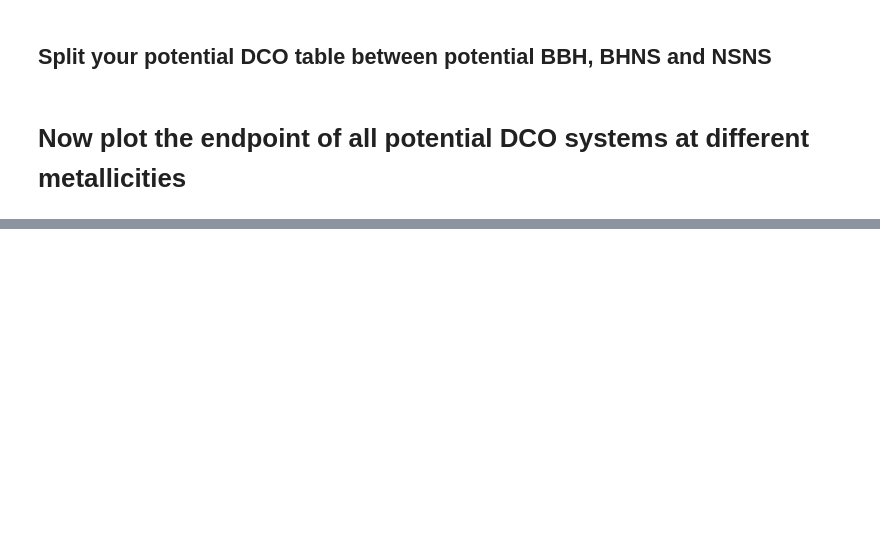
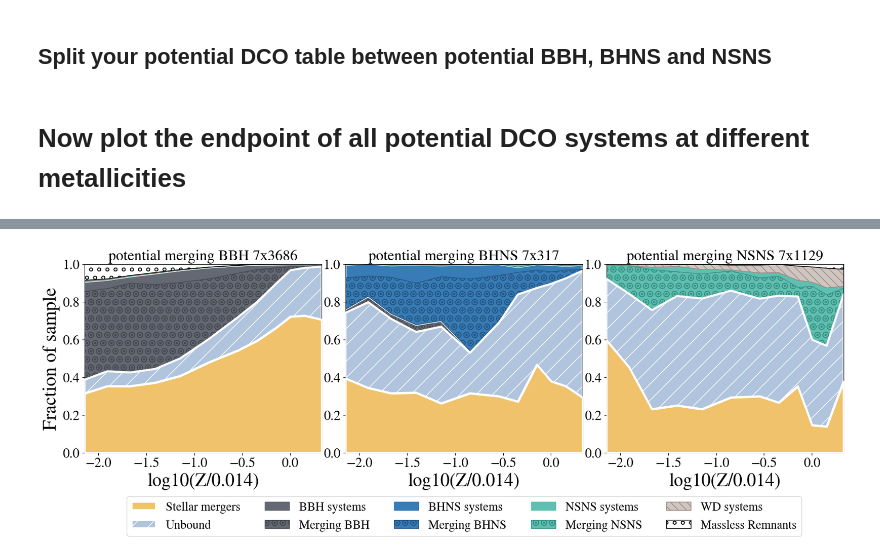
Before and after one commit to LiekeVanSon/ZdependentFormEff, a Jupyter notebook: code/Endpoint_potential_DCO.ipynb, the cells around one changed output, grey strips where cells are left out. Saved outputs shown, nothing was run; the diff lists cells and outputs as text; code cells hidden in the pictures; blank space fills up the shorter version.

Commit message:
changed endpoint plot to row and multiprocess py func

```diff
--- a/code/Endpoint_potential_DCO.ipynb
+++ b/code/Endpoint_potential_DCO.ipynb
@@ -173,0 +182,96 @@ BBH and unbound 353
+# %%
+metallicities = np.unique(potential_DCO_progenitors['Metallicity@ZAMS(1)'])
+print('metallicities', metallicities)
+Z_Zsun = np.log10(np.array(metallicities)/0.014)
+
+###########################################
+# Create a figure
+fig = plt.figure(figsize=(20, 5))
+
+# Create a GridSpec with 1 row and 3 columns
+gs = GridSpec(1, 3, figure=fig)
+axes = [fig.add_subplot(gs[0, i]) for i in range(3)] # Create 3 subplots on a line
+
+# Colors
+color_dict = {'BBH': '#646873',
+              'BHNS': '#377CB7',#'#4D7DAF', #'#e8485a',
+              'NSNS': '#5FC0B2',#'#8ECCF2', #'#8CBFDA',#'#778FD2',#91c74c',
+              'WDWD': '#cfc6c2',
+              'masslessRemnants': '#000000',
+              'StellarMergers': '#F0C26B', #'#DDBD76'
+              'UnboundSystems': '#b0c4dd'} #'#F4C6B9'
+
+DCO_flavors = ["BBH", "BHNS", "NSNS"]
+
+# Loop over the axes and DCO flavors
+for ax, flavor in zip(axes, DCO_flavors):
+    N_tot_DCO_prog, N_unbound, N_mergers, N_BBH, N_mergingBBH, N_BHNS, N_mergingBHNS, N_NSNS, N_mergingNSNS, N_WD, N_massless_rem, other_bool = results[flavor] # get_endpoint_numbers(table = df)
+
+    # Normalize or abs numbers?
+    norm = N_tot_DCO_prog
+
+    bottom = np.zeros(len(Z_Zsun))
+
+    # stellar mergers
+    ax.fill_between(Z_Zsun, bottom/norm, N_mergers/norm, color=color_dict['StellarMergers'],
+                    edgecolor = 'white', lw = 3, label='Stellar mergers', alpha = 1, zorder = 10)
+    bottom += N_mergers
+
+    # Unbound systemd
+    ax.fill_between(Z_Zsun, bottom/norm, (bottom + N_unbound)/norm, color=color_dict['UnboundSystems'],
+                     edgecolor = 'white', lw = 3,  hatch='/', label='Unbound', alpha = 1, zorder = 10)
+    bottom += N_unbound
+
+    # BBH systems
+    ax.fill_between(Z_Zsun, bottom/norm, (bottom + N_BBH)/norm, color=color_dict['BBH'], label='BBH systems', alpha = 1)
+    ax.fill_between(Z_Zsun, bottom/norm, (bottom + N_mergingBBH)/norm, color=color_dict['BBH'],
+                    edgecolor = darken_color(color_dict['BBH'], factor=0.7), hatch='O.', label='Merging BBH', alpha = 1)
+    bottom += N_BBH
+
+    # BHNS systems
+    ax.fill_between(Z_Zsun, bottom/norm, (bottom + N_BHNS)/norm, color=color_dict['BHNS'], label='BHNS systems', alpha = 1)
+    ax.fill_between(Z_Zsun, bottom/norm, (bottom + N_BHNS)/norm, color="none",
+                    edgecolor = 'white', lw = 3, label=None, alpha = 1)
+    ax.fill_between(Z_Zsun, bottom/norm, (bottom + N_mergingBHNS)/norm, color=color_dict['BHNS'],
+                    edgecolor = darken_color(color_dict['BHNS'], factor=0.7), hatch='O.', label='Merging BHNS', alpha = 1)
+    bottom += N_BHNS
+
+    # NSNS systems
+    ax.fill_between(Z_Zsun, bottom/norm, (bottom + N_NSNS)/norm, color=color_dict['NSNS'], label='NSNS systems', alpha = 1)
+    ax.fill_between(Z_Zsun, bottom/norm, (bottom + N_mergingNSNS)/norm, color=color_dict['NSNS'],
+                    edgecolor = darken_color(color_dict['NSNS'], factor=0.7), hatch='O.', label='Merging NSNS', alpha = 1)
+    bottom += N_NSNS
+
+    # WD systems
+    ax.fill_between(Z_Zsun, bottom/norm, (bottom + N_WD)/norm, color=color_dict['WDWD'],
+                     edgecolor=darken_color(color_dict['WDWD'], factor=0.7), hatch = '\\\\', label='WD systems', alpha = 1)
+    bottom += N_WD
+
+    # Massless remnants
+    ax.fill_between(Z_Zsun, bottom/norm, (bottom + N_massless_rem)/norm, color='none',edgecolor=color_dict['masslessRemnants'], hatch = 'o', label='Massless Remnants', alpha = 1)
+    bottom += N_massless_rem
+
+    # Other
+    # print(N_other)
+    # ax.fill_between(Z_Zsun, bottom, (bottom + N_other)/norm, color='r', label='Other', alpha = 1)
+
+    if flavor == 'All':
+        ax.set_title(f'All potential DCO progenitors (7x{N_tot_DCO_prog[0.0001]})', fontsize = 22)
+    else:
+        ax.set_title(f'potential merging {flavor} 7x{N_tot_DCO_prog[0.0001]}', fontsize = 22)
+
+    ax.set_xlim(np.log10(1e-4/0.014),np.log10(0.03/0.014))
+    ax.set_xlabel('log10(Z/0.014)', fontsize = 27)
+    ax.set_ylim(0,1)
+
+#########################
+# plotvalues
+fig.subplots_adjust(hspace=0.25, wspace=0.1)
+axes[0].set_ylabel("Fraction of sample", fontsize =28)
+
+axes[1].legend(bbox_to_anchor=(0.5, -0.2), loc='upper center', fontsize = 18, ncols = 5)
+# axes[1].legend(bbox_to_anchor=(1.01, 1), loc='upper left', fontsize = 20)
+
+plt.savefig(f'../plots/End_Of_Evol_per_Z_{sim_name}_row.pdf', bbox_inches='tight')
+plt.show()
+# %% [output]
@@ -174,3 +280,4 @@ BBH and unbound 353
+[figure, added]
 # %%
 metallicities = np.unique(potential_DCO_progenitors['Metallicity@ZAMS(1)'])
 print('metallicities', metallicities)
```
Also changed, not shown: parts of 6 cells of this notebook, 14 other files.
